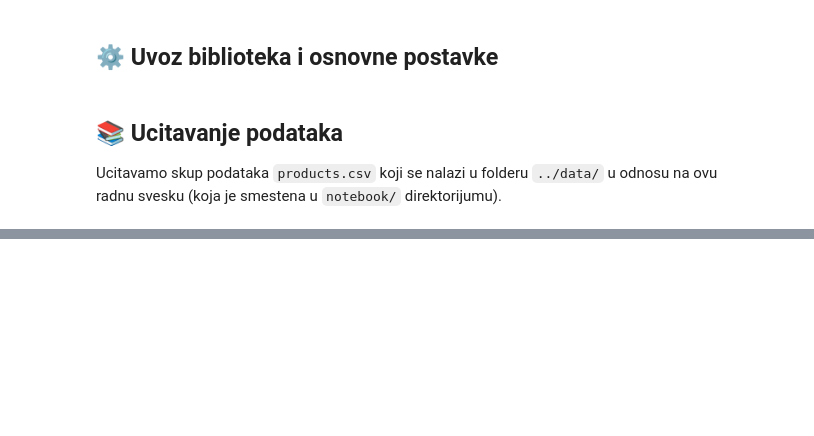
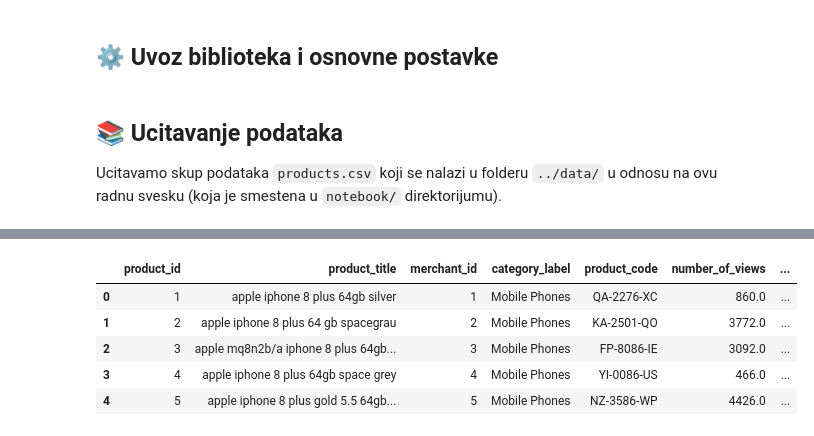
Before and after one commit to DennisForge/ml-product-category-classifier, a Jupyter notebook: notebook/product_category_analysis.ipynb, the cells around one changed output, grey strips where cells are left out. Drawn from its saved outputs; the diff is of its cells as text; code cells hidden in the pictures; blank space fills up the shorter version.

```diff
--- a/notebook/product_category_analysis.ipynb
+++ b/notebook/product_category_analysis.ipynb
@@ -69,0 +110,20 @@ print(df_raw.isna().sum())
+# %%
+# Kopija originalnog DataFrame-a za dalju obradu
+df = df_raw.copy()
+
+# Standardizacija naziva kolona
+df = df.rename(columns=lambda c: c.strip())  # ukloni leading/trailing razmake
+df = df.rename(columns=lambda c: c.lower().replace(" ", "_"))
+
+# Specijalno sredimo naziv kolone za product_code (ako je imala underscore)
+if "_product_code" in df.columns:
+    df = df.rename(columns={"_product_code": "product_code"})
+
+df.head()
+# %% [output]
+|  | product_id | product_title | merchant_id | category_label | product_code | number_of_views | ... |
+| 0 | 1 | apple iphone 8 plus 64gb silver | 1 | Mobile Phones | QA-2276-XC | 860.0 | ... |
+| 1 | 2 | apple iphone 8 plus 64 gb spacegrau | 2 | Mobile Phones | KA-2501-QO | 3772.0 | ... |
+| 2 | 3 | apple mq8n2b/a iphone 8 plus 64gb... | 3 | Mobile Phones | FP-8086-IE | 3092.0 | ... |
+| 3 | 4 | apple iphone 8 plus 64gb space grey | 4 | Mobile Phones | YI-0086-US | 466.0 | ... |
+| 4 | 5 | apple iphone 8 plus gold 5.5 64gb... | 5 | Mobile Phones | NZ-3586-WP | 4426.0 | ... |
```
Also changed, not shown: parts of 11 cells of this notebook.
